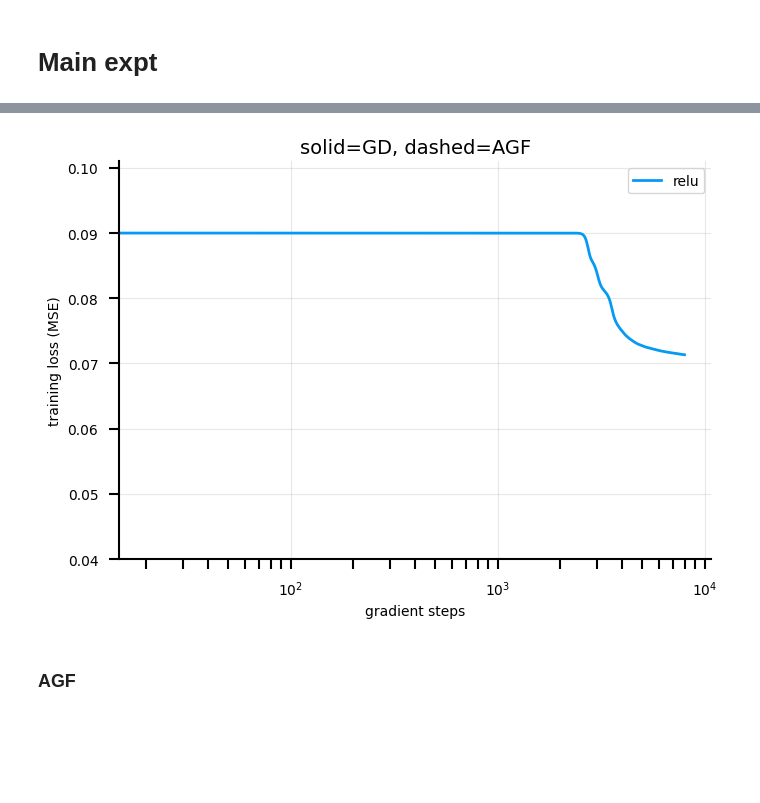
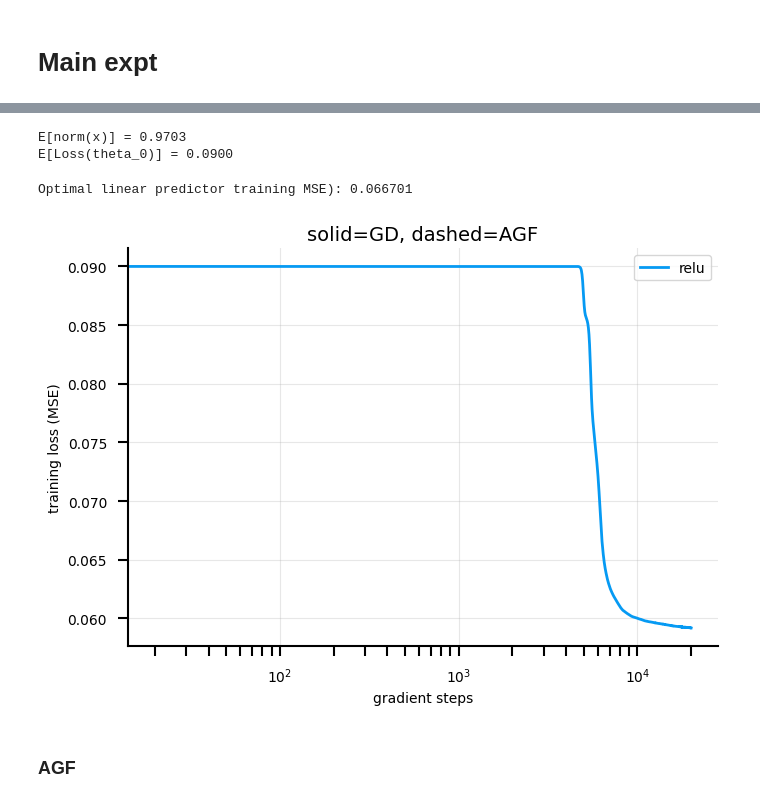
Before and after one commit to danielkunin/alternating-gradient-flows, a Jupyter notebook: relu nets.ipynb, the cells around one changed output, grey strips where cells are left out. Drawn from its saved outputs; the diff is of its cells as text; code cells hidden in the pictures; blank space fills up the shorter version.

Commit message:
final figure

```diff
--- a/relu nets.ipynb
+++ b/relu nets.ipynb
@@ -219,12 +221,12 @@ class ExptTrace():
         obj.valshape = data["valshape"]
         return obj
 # %%
-def get_cifar10_dataset(n_train, n_test, data_dir = 'data_dir', **kwargs):
+def get_cifar10_dataset(n_train, n_test, data_dir = 'data_dir', device=device, **kwargs):
     classes = kwargs.get("classes", None)
     cifar10 = ImageData('cifar10', data_dir, classes=classes)
     X_train, y_train = cifar10.get_dataset(n_train, get="train")
     X_test, y_test = cifar10.get_dataset(n_test, get="test")
-    X_train, y_train, X_test, y_test = [torch.Tensor(t).cuda() for t in (X_train, y_train, X_test, y_test)]
+    X_train, y_train, X_test, y_test = [torch.Tensor(t).to(device) for t in (X_train, y_train, X_test, y_test)]
 
     X_train = rearrange(X_train, 'Ntrain c h w -> Ntrain (c h w)')
     X_test = rearrange(X_test, 'Ntest c h w -> Ntest (c h w)')
@@ -373,23 +414,39 @@ E[norm(x)] = 0.9704
+# %%
+print(f'E[norm(x)] = {torch.linalg.norm(X_train, dim=-1).mean().item():.4f}')
+print(f'E[Loss(theta_0)] = {y_train.pow(2).mean().item():.4f}')
+# %% [output]
+E[norm(x)] = 0.9703
+E[Loss(theta_0)] = 0.0900
+# %%
+with torch.no_grad():
+    # Solve min_W ||X_aug W - Y||_F^2 (handles rank-deficiency, returns min-norm solution)
+    lstsq = torch.linalg.lstsq(X_train, y_train)
+    W_opt = lstsq.solution                       # (d [+1], d_out)
+    Y_hat = X_train @ W_opt
+
+    opt_linear_mse = F.mse_loss(Y_hat, y_train, reduction='mean').item()
+    print(f"Optimal linear predictor training MSE): {opt_linear_mse:.6f}")
+# %% [output]
+Optimal linear predictor training MSE): 0.066701
 # %%
-import copy
-
 # Change this back later
-width = 5
-init_scale = 1e-10
-lr = 1
-mom = 0.9
+width = 8
+init_scale = 1e-20
+lr = 10
+mom = 0
+batch_size = 256
 
 train_loader = torch.utils.data.DataLoader(torch.utils.data.TensorDataset(X_train, y_train),
-                                           batch_size=256, shuffle=True)
+                                           batch_size=batch_size, shuffle=True)
 
 ntrials = 1
-nepochs = 400
+nepochs = 1000
 
 et_train_loss = ExptTrace(["nstep"])
 
 d_in, d_out = X_train.shape[-1], y_train.shape[-1]
 
-model = ShallowMLP(d_in=d_in, d_out=d_out, width=width, init_scale=init_scale).cuda()
+model = ShallowMLP(d_in=d_in, d_out=d_out, width=width, init_scale=init_scale).to(device)
 model_copy = copy.deepcopy(model.state_dict())
 
 optimizer = torch.optim.SGD(model.parameters(), lr=lr, momentum=mom)
@@ -403,10 +460,12 @@ for epoch in tqdm(range(nepochs)):
         loss.backward()
         optimizer.step()
         nsteps += 1
-# %%
-make_plot(et_train_loss)
-# %% [output]
-[figure, removed]
+# %%
+ax = make_plot(et_train_loss)
+plt.tight_layout()
+plt.show()
+# %% [output]
+[figure, added]
 # %% [markdown]
 ### AGF
 # %%
```
Also changed, not shown: parts of 6 cells of this notebook.
